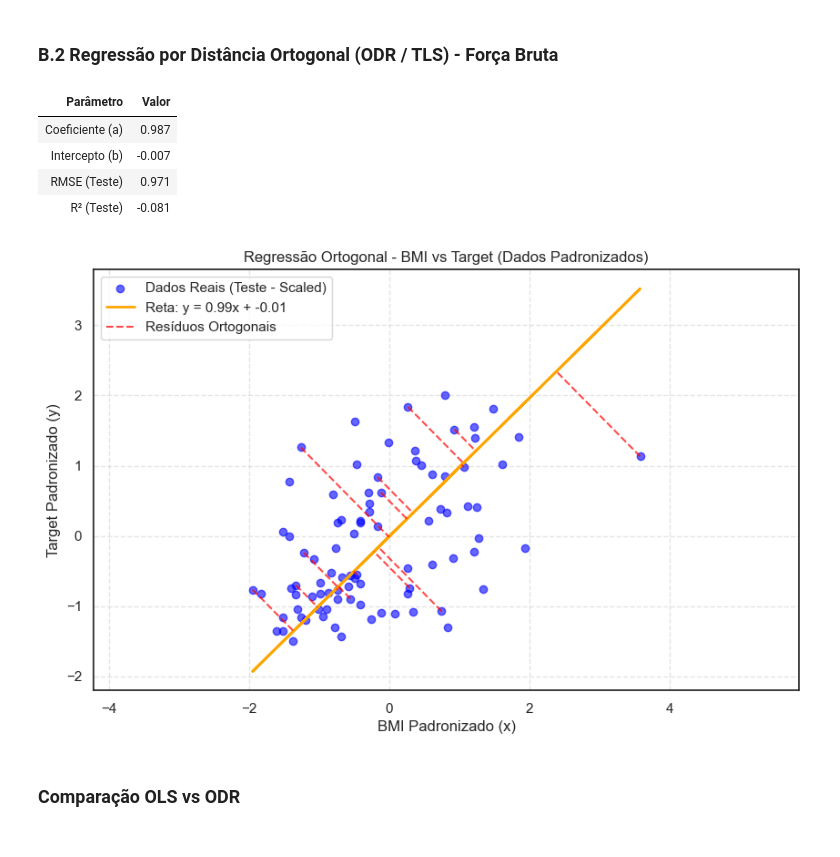
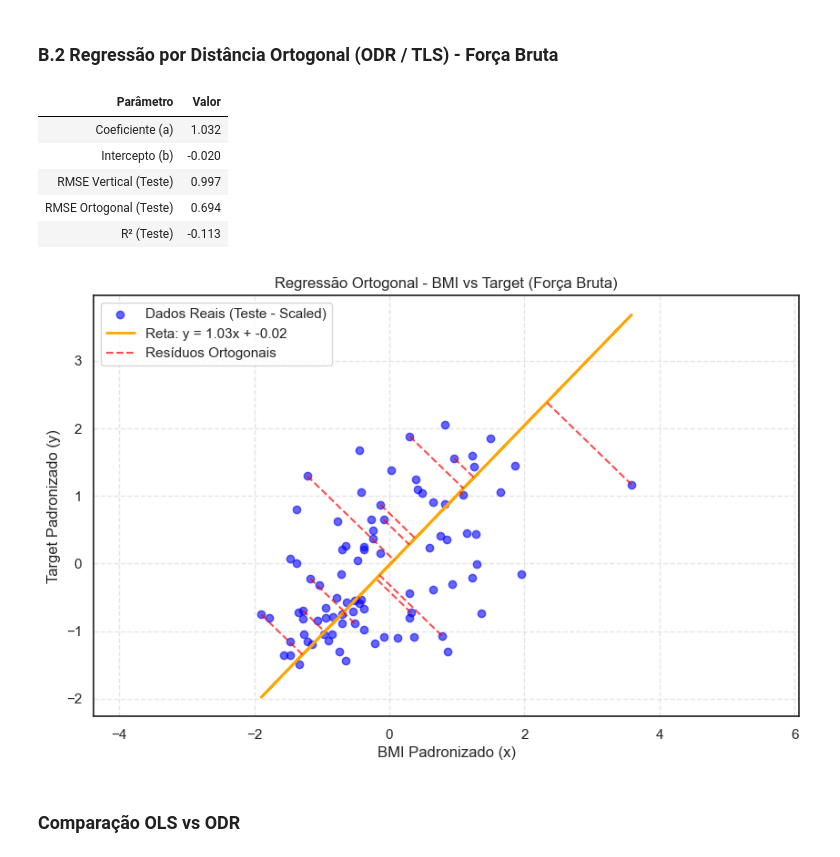
Before and after one commit to Asteriuz/CP1-IA, a Jupyter notebook: cp1-IA.ipynb, the cells around one changed output. Drawn from its saved outputs; the diff is of its cells as text; code cells hidden in the pictures.

```diff
--- a/cp1-IA.ipynb
+++ b/cp1-IA.ipynb
@@ -429,8 +431,15 @@ def plotar_resultados_ortogonal(
 X_bmi = df_diabetes["bmi"].values.reshape(-1, 1)
 y = df_diabetes["target"].values
 
+scaler_X = StandardScaler()
+scaler_y = StandardScaler()
+
+X_bmi_scaled = scaler_X.fit_transform(X_bmi)
+y_bmi_scaled = scaler_y.fit_transform(y.reshape(-1, 1)).flatten()
+
+
 X_train_bmi, X_test_bmi, y_train_bmi, y_test_bmi = train_test_split(
-    X_bmi, y, test_size=0.2, random_state=42
+    X_bmi_scaled, y_bmi_scaled, test_size=0.2, random_state=42
 )
 # %% [markdown]
 ### B.1 Regressão Linear Ordinária (OLS)
@@ -488,8 +496,8 @@ display(Markdown("### O Resultado é idêntico ao OLS do Scikit-Learn"))
 # %% [markdown]
 ### B.1 (Bônus) Regressão Linear Ordinária (OLS) - Força Bruta
 # %%
-valores_a = np.linspace(0, 2000, 300)
-valores_b = np.linspace(0, 300, 300)
+valores_a = np.linspace(0, 2, 300)
+valores_b = np.linspace(-1.5, 2, 300)
 
 
 def calcular_erro(x, y, a, b):
@@ -509,7 +517,7 @@ for a in valores_a:
             menor_erro, melhor_a, melhor_b = erro, a, b
 
 y_pred_test_fb = melhor_a * X_test_bmi.flatten() + melhor_b
-y_pred_all_fb = melhor_a * X_bmi.flatten() + melhor_b
+y_pred_all_fb = melhor_a * X_bmi_scaled.flatten() + melhor_b
 
 df_fb = avaliar_modelo_ols(y_test_bmi, y_pred_test_fb, melhor_a, melhor_b)
 display(format_df_left(df_fb, "Parâmetro", casas_decimais=3))
@@ -517,7 +525,7 @@ display(format_df_left(df_fb, "Parâmetro", casas_decimais=3))
 plotar_resultados(
     X_test_bmi,
     y_test_bmi,
-    X_bmi,
+    X_bmi_scaled,
     y_pred_all_fb,
     melhor_a,
     melhor_b,
@@ -534,61 +542,57 @@ plotar_resultados(
 # %% [markdown]
 ### B.2 Regressão por Distância Ortogonal (ODR / TLS) - Força Bruta
 # %%
-from sklearn.preprocessing import StandardScaler
-
-scaler_X = StandardScaler()
-scaler_y = StandardScaler()
-
-X_train_scaled = scaler_X.fit_transform(X_train_bmi.reshape(-1, 1)).flatten()
-y_train_scaled = scaler_y.fit_transform(y_train_bmi.reshape(-1, 1)).flatten()
-
-X_test_scaled = scaler_X.transform(X_test_bmi.reshape(-1, 1)).flatten()
-y_test_scaled = scaler_y.transform(y_test_bmi.reshape(-1, 1)).flatten()
-X_all_scaled = scaler_X.transform(X_bmi.reshape(-1, 1)).flatten()
-
-valores_a = np.linspace(-5, 5, 300)
-valores_b = np.linspace(-2, 2, 300)
+valores_a = np.linspace(-5, 5, 500)
+valores_b = np.linspace(-2, 2, 500)
 
 
 def calcular_erro_ortogonal(x, y, a, b):
     numerador = np.abs(a * x - y + b)
     denominador = np.sqrt(a**2 + 1)
     distancias_ortogonais = numerador / denominador
     erro = np.mean(distancias_ortogonais**2)
     return erro
 
 
-melhor_a, melhor_b, menor_erro = 0, 0, float("inf")
+melhor_a, melhor_b, menor_erro = (0, 0, float("inf"))
+
+X_train_flat = X_train_bmi.flatten()
+y_train_flat = y_train_bmi.flatten()
 
 for a in valores_a:
     for b in valores_b:
-        erro = calcular_erro_ortogonal(X_train_scaled, y_train_scaled, a, b)
+        erro = calcular_erro_ortogonal(X_train_flat, y_train_flat, a, b)
         if erro < menor_erro:
             menor_erro, melhor_a, melhor_b = erro, a, b
 
-y_pred_test_fb = melhor_a * X_test_scaled + melhor_b
-y_pred_all_fb = melhor_a * X_all_scaled + melhor_b
+y_pred_test_fb = melhor_a * X_test_bmi.flatten() + melhor_b
+y_pred_all_fb = melhor_a * X_bmi_scaled.flatten() + melhor_b
 
-df_fb = avaliar_modelo_ols(y_test_scaled, y_pred_test_fb, melhor_a, melhor_b)
+
+df_fb = avaliar_modelo_ortogonal(
+    X_test_bmi.flatten(), y_test_bmi.flatten(), melhor_a, melhor_b
+)
 display(format_df_left(df_fb, "Parâmetro", casas_decimais=3))
 
+
 plotar_resultados_ortogonal(
-    X_test=X_test_scaled,
-    y_test=y_test_scaled,
-    X_all=X_all_scaled,
+    X_test=X_test_bmi,
+    y_test=y_test_bmi,
+    X_all=X_bmi_scaled,
     y_pred_all=y_pred_all_fb,
     a=melhor_a,
     b=melhor_b,
-    titulo="Regressão Ortogonal - BMI vs Target (Dados Padronizados)",
+    titulo="Regressão Ortogonal - BMI vs Target (Força Bruta)",
     cor_reta="orange",
 )
 # %% [output]
 | Parâmetro | Valor |
-| Coeficiente (a) | 0.987 |
-| Intercepto (b) | -0.007 |
-| RMSE (Teste) | 0.971 |
-| R² (Teste) | -0.081 |
+| Coeficiente (a) | 1.032 |
+| Intercepto (b) | -0.020 |
+| RMSE Vertical (Teste) | 0.997 |
+| RMSE Ortogonal (Teste) | 0.694 |
+| R² (Teste) | -0.113 |
-[figure, old version]
+[figure, new version]
 # %% [markdown]
 ### Comparação OLS vs ODR
 # %% [markdown]
```
Also changed, not shown: parts of 14 cells of this notebook, 1 other file.
